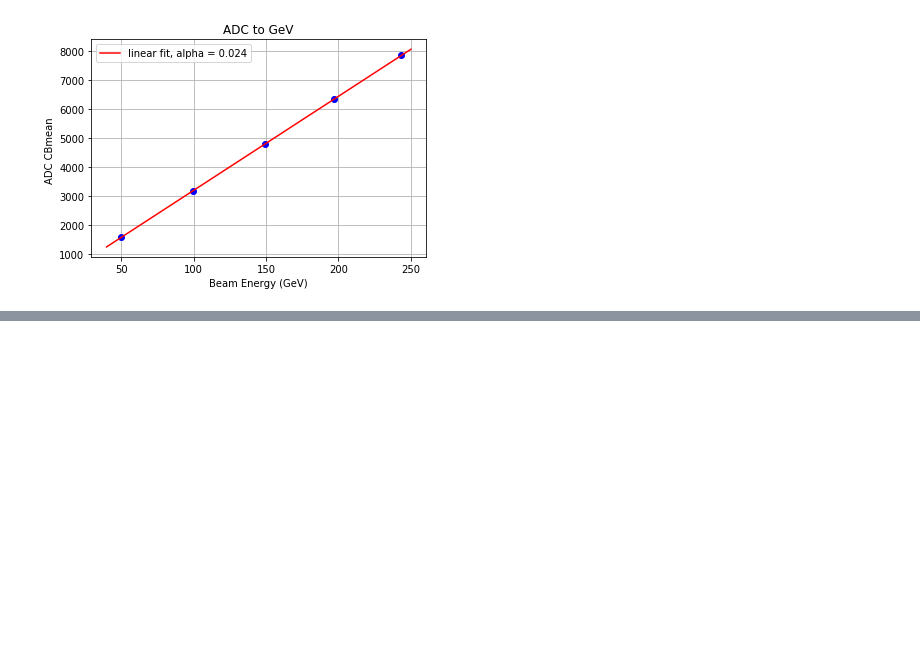
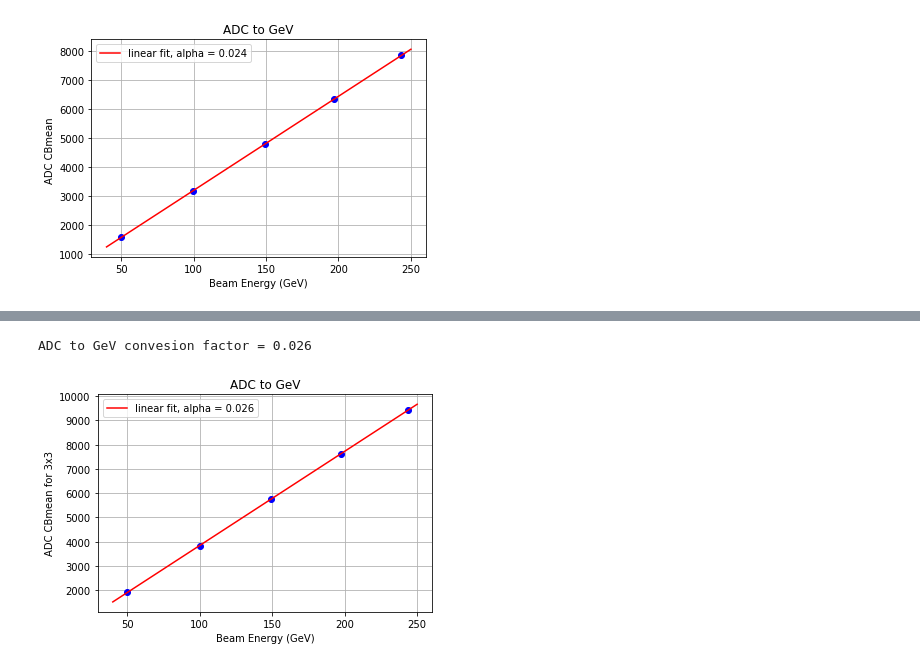
Before and after one commit to chernyavskaya/ECALtestBeam, a Jupyter notebook: CBfunction.ipynb, the cells around one changed output, grey strips where cells are left out. Drawn from its saved outputs; the diff is of its cells as text; code cells hidden in the pictures; blank space fills up the shorter version.

```diff
--- a/CBfunction.ipynb
+++ b/CBfunction.ipynb
@@ -232,0 +311,46 @@ ADC to GeV convesion factor = 0.024
+# %%
+energies_float = []
+means_sum3 = []
+means_unc_sum3  = []
+sigmas_sum3 = []
+sigmas_unc_sum3  = []
+sigma_over_mean_sum3 = []
+for num,item in enumerate(Sum3_results):
+    energies_float.append((float)(item.keys()[0]))
+    means_sum3.append(item[item.keys()[0]]['CBmean'][0])
+    means_unc_sum3.append(item[item.keys()[0]]['CBmean'][1])
+    sigmas_sum3.append(item[item.keys()[0]]['CBsigma'][0])
+    sigmas_unc_sum3.append(item[item.keys()[0]]['CBsigma'][1])
+    sigma_over_mean_sum3.append(sigmas_sum3[num]/means_sum3[num])
+
+
+
+def linear_func(x, a, b):
+    return a * x + b
+
+fig, ax = plt.subplots()
+ax.plot(energies_float, means_sum3,'bo' )
+popt, pcov = curve_fit(linear_func, energies_float, means_sum3)
+
+shower_energy_sum3 = 1.0
+conversion_factor_sum3 = shower_energy_sum3/popt[0]
+print 'ADC to GeV convesion factor = %.3f'%conversion_factor_sum3
+
+xfine = np.linspace(40., 250., 1000)  # define values to plot the function for
+ax.plot(xfine, linear_func(xfine, popt[0], popt[1]), 'r-',label='linear fit, alpha = %.3f'%conversion_factor_sum3)
+ax.set(xlabel='Beam Energy (GeV)', ylabel='ADC CBmean for 3x3',
+       title='ADC to GeV')
+
+plt.legend()
+plt.grid()
+plt.show()
+fig.savefig('plots/%s/ADC_to_GeV_sum3_%s.png'%(dir,outstr))
+fig.savefig('plots/%s/ADC_to_GeV_sum3_%s.pdf'%(dir,outstr))
+
+
+#dict_crystals_calibration['conversion_factor_sum3'] = conversion_factor
+#with open('output/%s/conversion_factor_%s.json'%(dir,outstr), 'w') as fp:
+ #   json.dump(dict_crystals_calibration, fp)
+# %% [output]
+ADC to GeV convesion factor = 0.026
+[figure, added]
```
Also changed, not shown: parts of 8 cells of this notebook, 1 other file.
